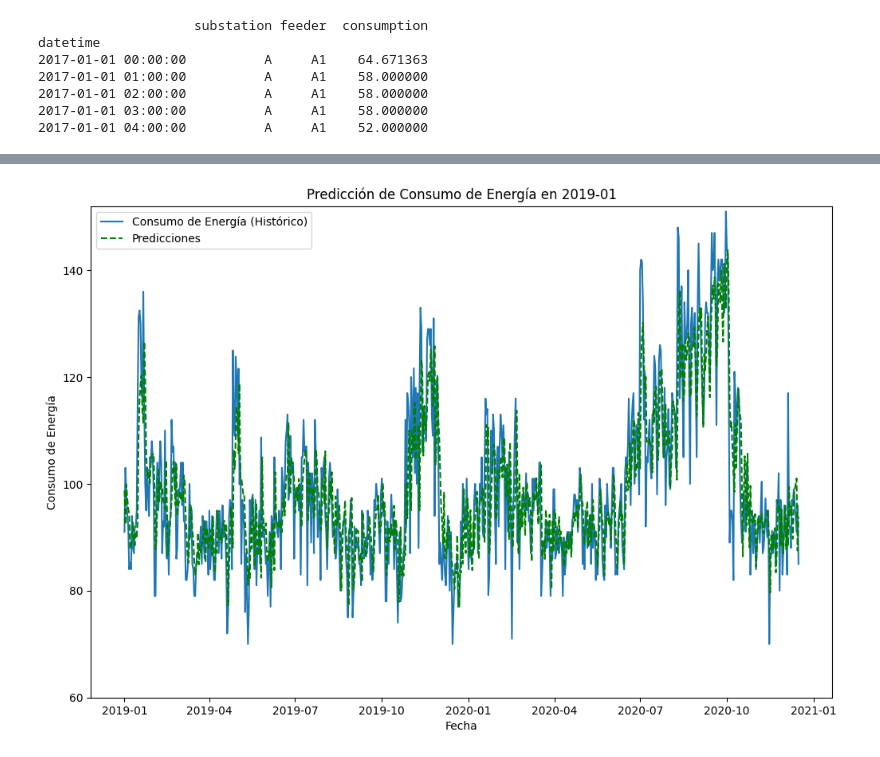
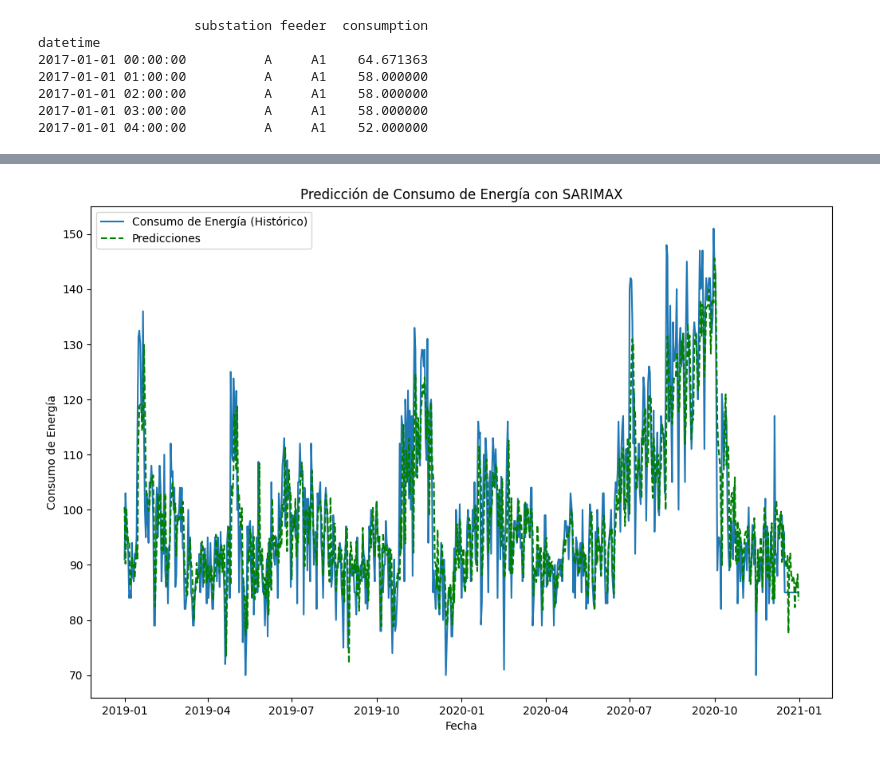
Before and after one commit to Patrick-221/Proyecto-Subestaciones-IA, a Jupyter notebook: ARIMA.ipynb, the cells around one changed output, grey strips where cells are left out. Drawn from its saved outputs; the diff is of its cells as text; code cells hidden in the pictures.

Commit message:
Convertido en Sarimax funcionando con optuna

```diff
--- a/ARIMA.ipynb
+++ b/ARIMA.ipynb
@@ -63,0 +108,11 @@ daily_max_consumption=daily_max_consumption.dropna()
+# %%
+# Asegúrate de que ambos DataFrames tienen índices alineados
+daily_covariates = daily_covariates.reindex(daily_max_consumption.index)
+
+# Verifica si hay valores nulos después de la alineación
+print(daily_covariates.isna().sum())
+
+#Rellena valores nulos si es necesario
+daily_covariates = daily_covariates.fillna(method='ffill').fillna(method='bfill')
+print(daily_max_consumption)
+print(daily_covariates)
@@ -63,0 +137,13 @@ daily_max_consumption=daily_max_consumption.dropna()
+# %%
+# %%
+# Asegurarte de que el índice sea de frecuencia diaria
+
+daily_covariates = daily_covariates.dropna()
+daily_max_consumption = daily_max_consumption.asfreq('D')
+daily_covariates = daily_covariates.asfreq('D')
+#Rellena valores nulos si es necesario
+daily_max_consumption = daily_max_consumption.fillna(method='ffill').fillna(method='bfill')
+print(daily_max_consumption.index.freq)
+print(daily_covariates.index.freq)
+print(daily_max_consumption)
+print(daily_covariates)
@@ -113,10 +222,16 @@ Mejor MSE: 76.45286741105703
 # %%
 # Usar los mejores parámetros para ajustar el modelo final
 best_params = study.best_params
-model = ARIMA(daily_max_consumption['max_consumption'],
-              order=(best_params['p'], best_params['d'], best_params['q']))
+model = SARIMAX(
+    daily_max_consumption['max_consumption'],
+    exog=daily_covariates,
+    order=(best_params['p'], best_params['d'], best_params['q']),
+    seasonal_order=(best_params['P'], best_params['D'], best_params['Q'], best_params['m'])
+)
 results = model.fit()
+# %%
 # %%
 # Predicciones
-forecast = results.get_prediction(start=daily_max_consumption.index[0], end=daily_max_consumption.index[-1])
+forecast = results.get_prediction(start=daily_max_consumption.index[0], end=daily_max_consumption.index[-1], exog=daily_covariates)
 pred_mean = forecast.predicted_mean
+conf_int = forecast.conf_int()
@@ -130,14 +246,13 @@ MAE: 6.48, RMSE: 8.74
 # %%
 
 # Graficar
 plt.figure(figsize=(12, 8))
 plt.plot(daily_max_consumption, label='Consumo de Energía (Histórico)')
 plt.plot(pred_mean, color='green', linestyle='--', label='Predicciones')
 plt.xlabel('Fecha')
 plt.ylabel('Consumo de Energía')
-plt.title(f'Predicción de Consumo de Energía en {start_date[:7]}')
-plt.ylim(60, 152)
+plt.title('Predicción de Consumo de Energía con SARIMAX')
 plt.legend()
 plt.show()
 # %% [output]
-[figure, old version]
+[figure, new version]
```
Also changed, not shown: parts of 12 cells of this notebook.
